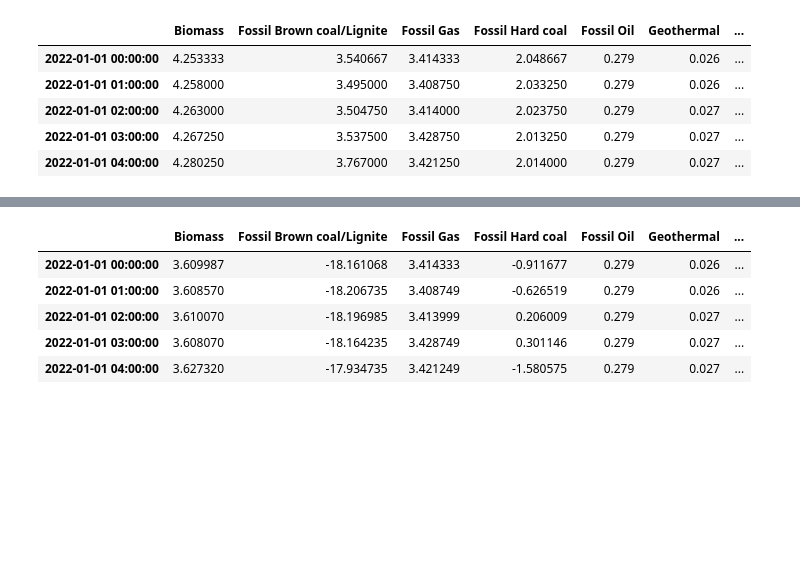
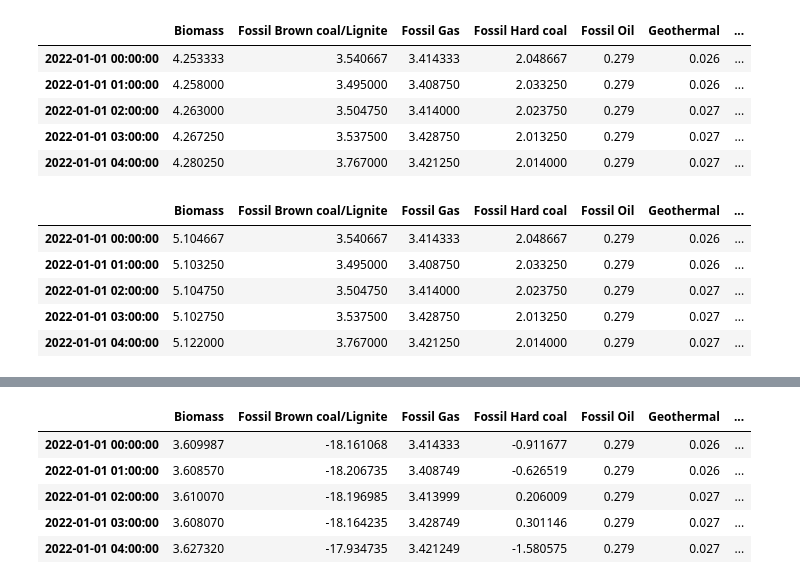
Before and after one commit to marco-saretta/pypsa-network-analyzer, a Jupyter notebook: notebooks/plotting_playground_DE.ipynb, the cells around one changed output, grey strips where cells are left out. Saved outputs shown, nothing was run; the diff lists cells and outputs as text; code cells hidden in the pictures; blank space fills up the shorter version.

```diff
--- a/notebooks/plotting_playground_DE.ipynb
+++ b/notebooks/plotting_playground_DE.ipynb
@@ -324,6 +342,16 @@ entsoe_clean.head()
 | 2022-01-01 02:00:00 | 4.263000 | 3.504750 | 3.414000 | 2.023750 | 0.279 | 0.027 | ... |
 | 2022-01-01 03:00:00 | 4.267250 | 3.537500 | 3.428750 | 2.013250 | 0.279 | 0.027 | ... |
 | 2022-01-01 04:00:00 | 4.280250 | 3.767000 | 3.421250 | 2.014000 | 0.279 | 0.027 | ... |
+# %%
+entsoe_clean = entsoe_clean.T.groupby(level=0).sum().T
+entsoe_clean.head()
+# %% [output]
+|  | Biomass | Fossil Brown coal/Lignite | Fossil Gas | Fossil Hard coal | Fossil Oil | Geothermal | ... |
+| 2022-01-01 00:00:00 | 5.104667 | 3.540667 | 3.414333 | 2.048667 | 0.279 | 0.026 | ... |
+| 2022-01-01 01:00:00 | 5.103250 | 3.495000 | 3.408750 | 2.033250 | 0.279 | 0.026 | ... |
+| 2022-01-01 02:00:00 | 5.104750 | 3.504750 | 3.414000 | 2.023750 | 0.279 | 0.027 | ... |
+| 2022-01-01 03:00:00 | 5.102750 | 3.537500 | 3.428750 | 2.013250 | 0.279 | 0.027 | ... |
+| 2022-01-01 04:00:00 | 5.122000 | 3.767000 | 3.421250 | 2.014000 | 0.279 | 0.027 | ... |
 # %%
 country_dispatch.head()
 # %% [output]
```
Also changed, not shown: parts of 4 cells of this notebook, 1 other file.
